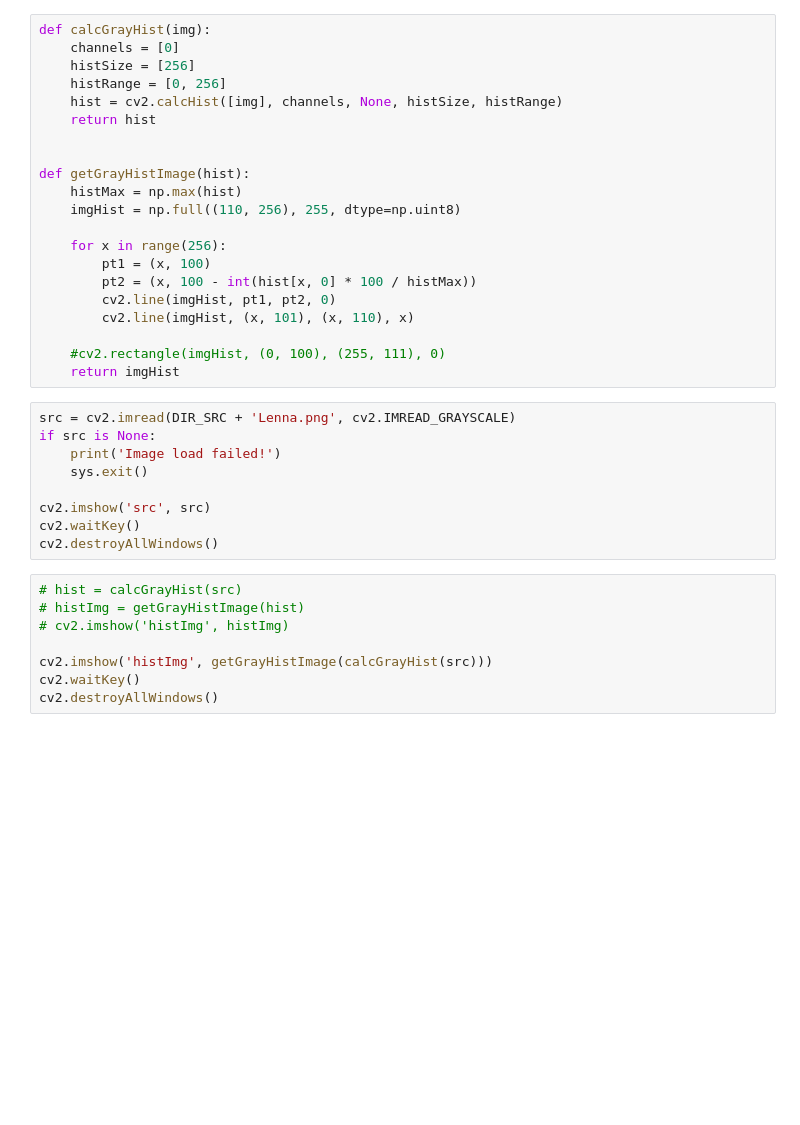
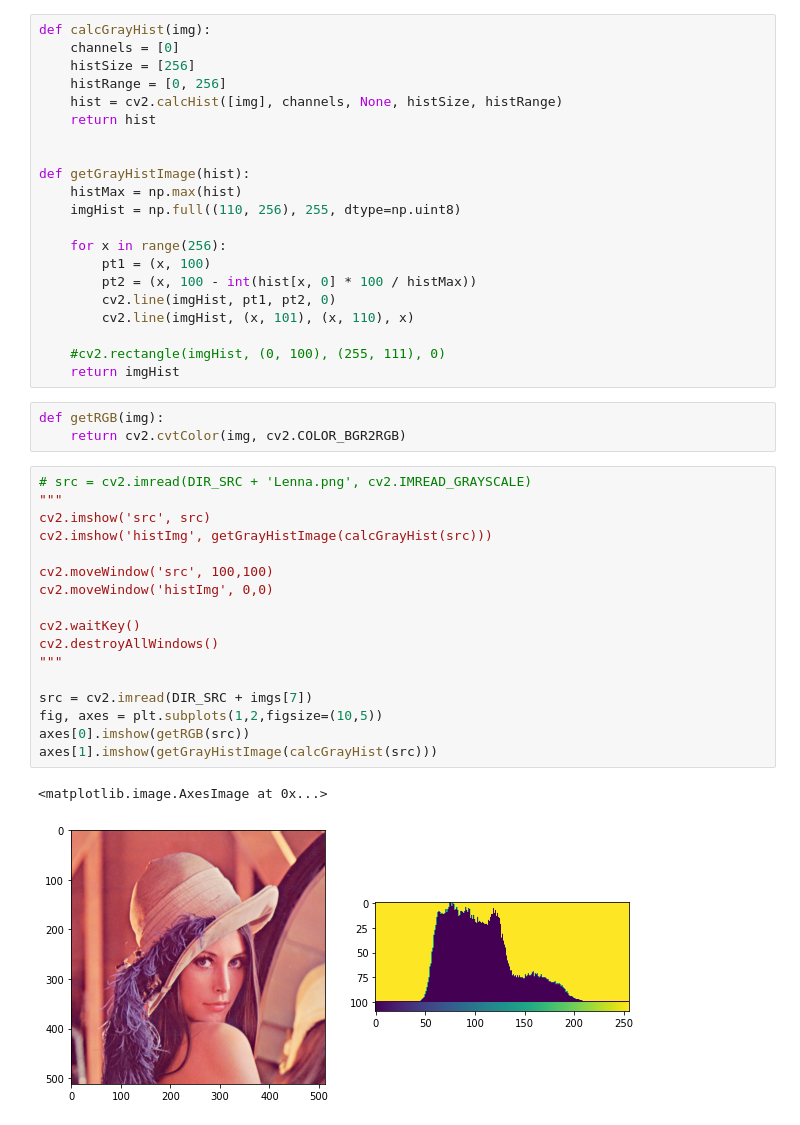
Before and after one commit to onitonitonito/openCV_TAcademy_reboot, a Jupyter notebook: lecture_03/histogram.ipynb, the cells around one changed output. Cells and saved outputs as stored; diff of their text form; blank space fills up the shorter version.

```diff
--- a/lecture_03/histogram.ipynb
+++ b/lecture_03/histogram.ipynb
@@ -40,20 +69,26 @@ def getGrayHistImage(hist):
 
     #cv2.rectangle(imgHist, (0, 100), (255, 111), 0)
     return imgHist
-# %%
-src = cv2.imread(DIR_SRC + 'Lenna.png', cv2.IMREAD_GRAYSCALE)
-if src is None:
-    print('Image load failed!')
-    sys.exit()
-
-cv2.imshow('src', src)
-cv2.waitKey()
-cv2.destroyAllWindows()
-# %%
-# hist = calcGrayHist(src)
-# histImg = getGrayHistImage(hist)
-# cv2.imshow('histImg', histImg)
-
-cv2.imshow('histImg', getGrayHistImage(calcGrayHist(src)))
-cv2.waitKey()
-cv2.destroyAllWindows()
+# %%
+def getRGB(img):
+    return cv2.cvtColor(img, cv2.COLOR_BGR2RGB)
+# %%
+# src = cv2.imread(DIR_SRC + 'Lenna.png', cv2.IMREAD_GRAYSCALE)
+"""
+cv2.imshow('src', src)
+cv2.imshow('histImg', getGrayHistImage(calcGrayHist(src)))
+
+cv2.moveWindow('src', 100,100)
+cv2.moveWindow('histImg', 0,0)
+
+cv2.waitKey()
+cv2.destroyAllWindows()
+"""
+
+src = cv2.imread(DIR_SRC + imgs[7])
+fig, axes = plt.subplots(1,2,figsize=(10,5))
+axes[0].imshow(getRGB(src))
+axes[1].imshow(getGrayHistImage(calcGrayHist(src)))
+# %% [output]
+<matplotlib.image.AxesImage at 0x...>
+[figure, added]
```
Also changed, not shown: parts of 10 cells of this notebook, 10 other files.
